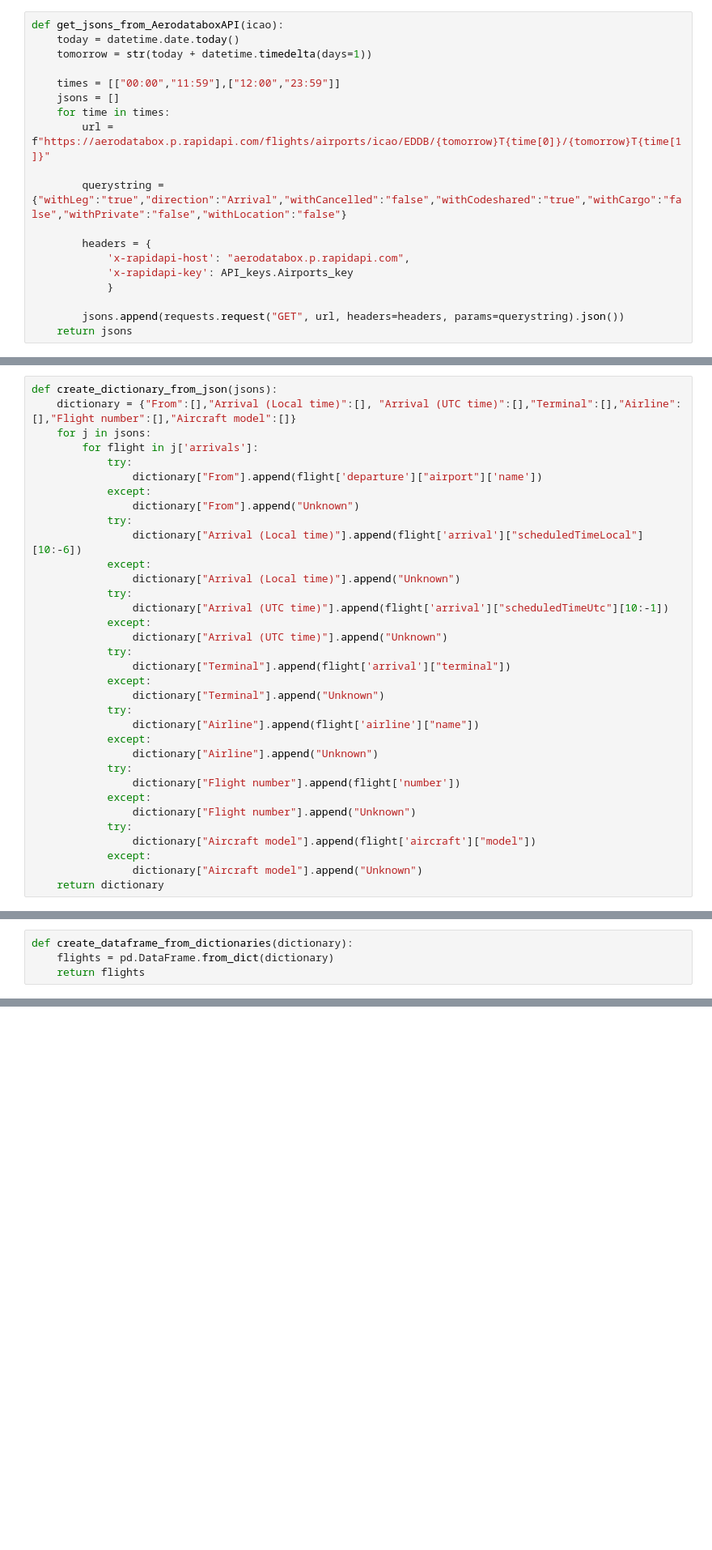
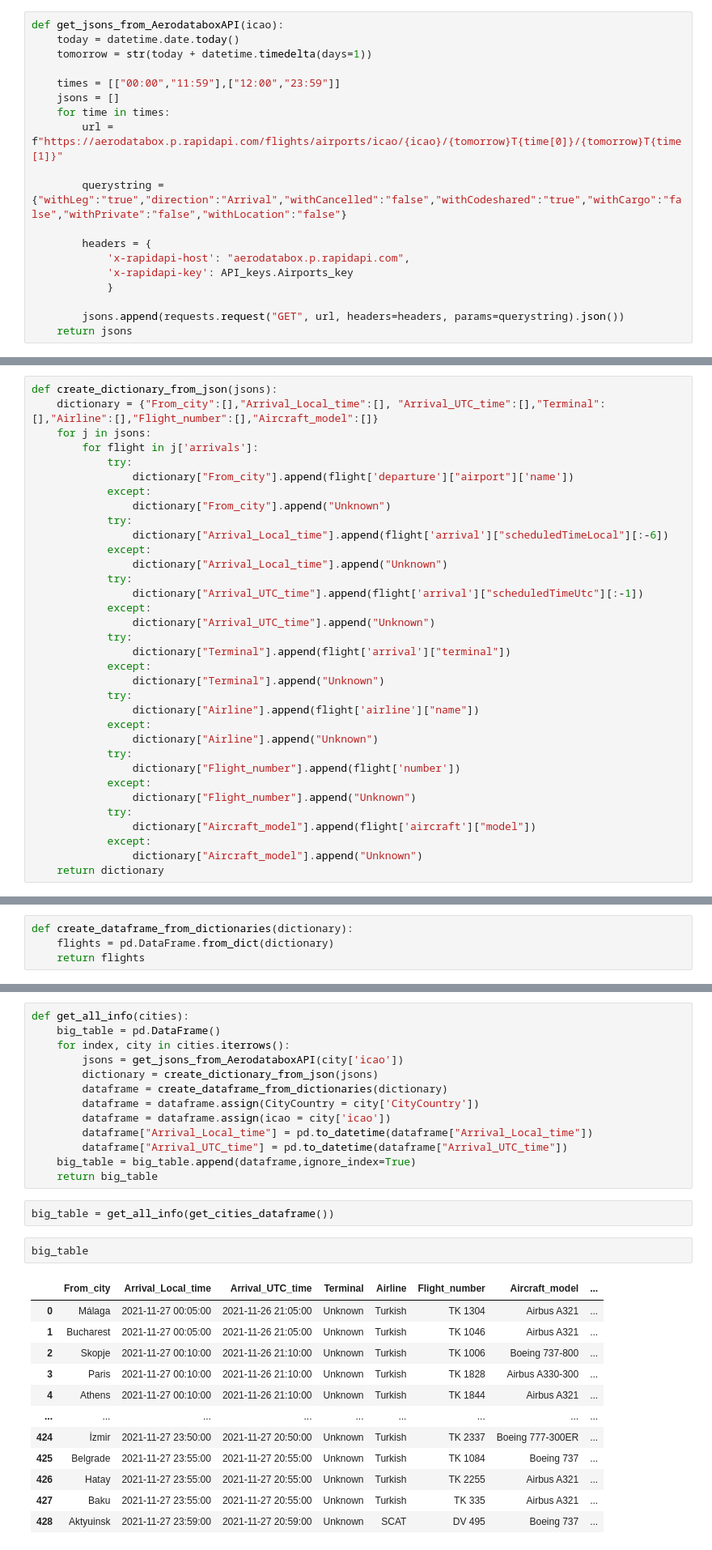
Before and after one commit to hanaamulic/Web_scraping, a Jupyter notebook: AerodataboxAPI.ipynb, the cells around one changed output, grey strips where cells are left out. Shown at 81% size. Drawn from its saved outputs; the diff is of its cells as text; blank space fills up the shorter version.

```diff
--- a/AerodataboxAPI.ipynb
+++ b/AerodataboxAPI.ipynb
@@ -27,7 +70,7 @@ def get_jsons_from_AerodataboxAPI(icao):
     times = [["00:00","11:59"],["12:00","23:59"]]
     jsons = []
     for time in times:
-        url = f"https://aerodatabox.p.rapidapi.com/flights/airports/icao/EDDB/{tomorrow}T{time[0]}/{tomorrow}T{time[1]}"
+        url = f"https://aerodatabox.p.rapidapi.com/flights/airports/icao/{icao}/{tomorrow}T{time[0]}/{tomorrow}T{time[1]}"
 
         querystring = {"withLeg":"true","direction":"Arrival","withCancelled":"false","withCodeshared":"true","withCargo":"false","withPrivate":"false","withLocation":"false"}
 
@@ -68,20 +84,20 @@ def get_jsons_from_AerodataboxAPI(icao):
 # %%
 def create_dictionary_from_json(jsons):
-    dictionary = {"From":[],"Arrival (Local time)":[], "Arrival (UTC time)":[],"Terminal":[],"Airline":[],"Flight number":[],"Aircraft model":[]}
+    dictionary = {"From_city":[],"Arrival_Local_time":[], "Arrival_UTC_time":[],"Terminal":[],"Airline":[],"Flight_number":[],"Aircraft_model":[]}
     for j in jsons:
         for flight in j['arrivals']:
             try:
-                dictionary["From"].append(flight['departure']["airport"]['name'])
+                dictionary["From_city"].append(flight['departure']["airport"]['name'])
             except:
-                dictionary["From"].append("Unknown")
+                dictionary["From_city"].append("Unknown")
             try:
-                dictionary["Arrival (Local time)"].append(flight['arrival']["scheduledTimeLocal"][10:-6])
+                dictionary["Arrival_Local_time"].append(flight['arrival']["scheduledTimeLocal"][:-6])
             except:
-                dictionary["Arrival (Local time)"].append("Unknown")
+                dictionary["Arrival_Local_time"].append("Unknown")
             try:
-                dictionary["Arrival (UTC time)"].append(flight['arrival']["scheduledTimeUtc"][10:-1])
+                dictionary["Arrival_UTC_time"].append(flight['arrival']["scheduledTimeUtc"][:-1])
             except:
-                dictionary["Arrival (UTC time)"].append("Unknown")
+                dictionary["Arrival_UTC_time"].append("Unknown")
             try:
                 dictionary["Terminal"].append(flight['arrival']["terminal"])
             except:
@@ -91,11 +107,11 @@ def create_dictionary_from_json(jsons):
             except:
                 dictionary["Airline"].append("Unknown")
             try:
-                dictionary["Flight number"].append(flight['number'])
+                dictionary["Flight_number"].append(flight['number'])
             except:
-                dictionary["Flight number"].append("Unknown")
+                dictionary["Flight_number"].append("Unknown")
             try:
-                dictionary["Aircraft model"].append(flight['aircraft']["model"])
+                dictionary["Aircraft_model"].append(flight['aircraft']["model"])
             except:
-                dictionary["Aircraft model"].append("Unknown")
+                dictionary["Aircraft_model"].append("Unknown")
     return dictionary
@@ -109,0 +122,30 @@ def create_dataframe_from_dictionaries(dictionary):
+# %%
+def get_all_info(cities):
+    big_table = pd.DataFrame()
+    for index, city in cities.iterrows():
+        jsons = get_jsons_from_AerodataboxAPI(city['icao'])
+        dictionary = create_dictionary_from_json(jsons)
+        dataframe = create_dataframe_from_dictionaries(dictionary)
+        dataframe = dataframe.assign(CityCountry = city['CityCountry'])
+        dataframe = dataframe.assign(icao = city['icao'])
+        dataframe["Arrival_Local_time"] = pd.to_datetime(dataframe["Arrival_Local_time"])
+        dataframe["Arrival_UTC_time"] = pd.to_datetime(dataframe["Arrival_UTC_time"])
+    big_table = big_table.append(dataframe,ignore_index=True)
+    return big_table
+# %%
+big_table = get_all_info(get_cities_dataframe())
+# %%
+big_table
+# %% [output]
+|  | From_city | Arrival_Local_time | Arrival_UTC_time | Terminal | Airline | Flight_number | Aircraft_model | ... |
+| 0 | Málaga | 2021-11-27 00:05:00 | 2021-11-26 21:05:00 | Unknown | Turkish | TK 1304 | Airbus A321 | ... |
+| 1 | Bucharest | 2021-11-27 00:05:00 | 2021-11-26 21:05:00 | Unknown | Turkish | TK 1046 | Airbus A321 | ... |
+| 2 | Skopje | 2021-11-27 00:10:00 | 2021-11-26 21:10:00 | Unknown | Turkish | TK 1006 | Boeing 737-800 | ... |
+| 3 | Paris | 2021-11-27 00:10:00 | 2021-11-26 21:10:00 | Unknown | Turkish | TK 1828 | Airbus A330-300 | ... |
+| 4 | Athens | 2021-11-27 00:10:00 | 2021-11-26 21:10:00 | Unknown | Turkish | TK 1844 | Airbus A321 | ... |
+| ... | ... | ... | ... | ... | ... | ... | ... | ... |
+| 424 | İzmir | 2021-11-27 23:50:00 | 2021-11-27 20:50:00 | Unknown | Turkish | TK 2337 | Boeing 777-300ER | ... |
+| 425 | Belgrade | 2021-11-27 23:55:00 | 2021-11-27 20:55:00 | Unknown | Turkish | TK 1084 | Boeing 737 | ... |
+| 426 | Hatay | 2021-11-27 23:55:00 | 2021-11-27 20:55:00 | Unknown | Turkish | TK 2255 | Airbus A321 | ... |
+| 427 | Baku | 2021-11-27 23:55:00 | 2021-11-27 20:55:00 | Unknown | Turkish | TK 335 | Airbus A321 | ... |
+| 428 | Aktyuinsk | 2021-11-27 23:59:00 | 2021-11-27 20:59:00 | Unknown | SCAT | DV 495 | Boeing 737 | ... |
```
Also changed, not shown: parts of 23 cells of this notebook, 3 other files.
